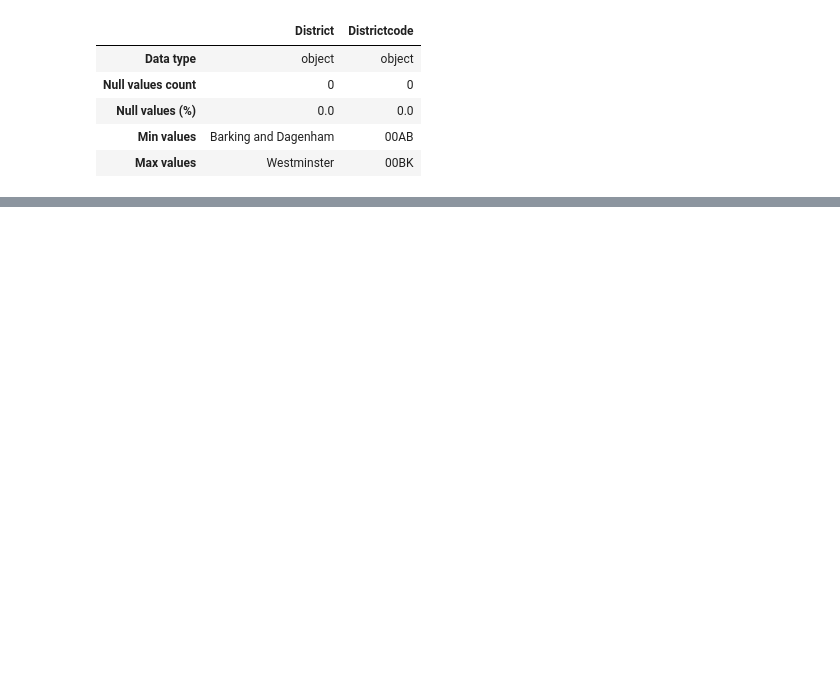
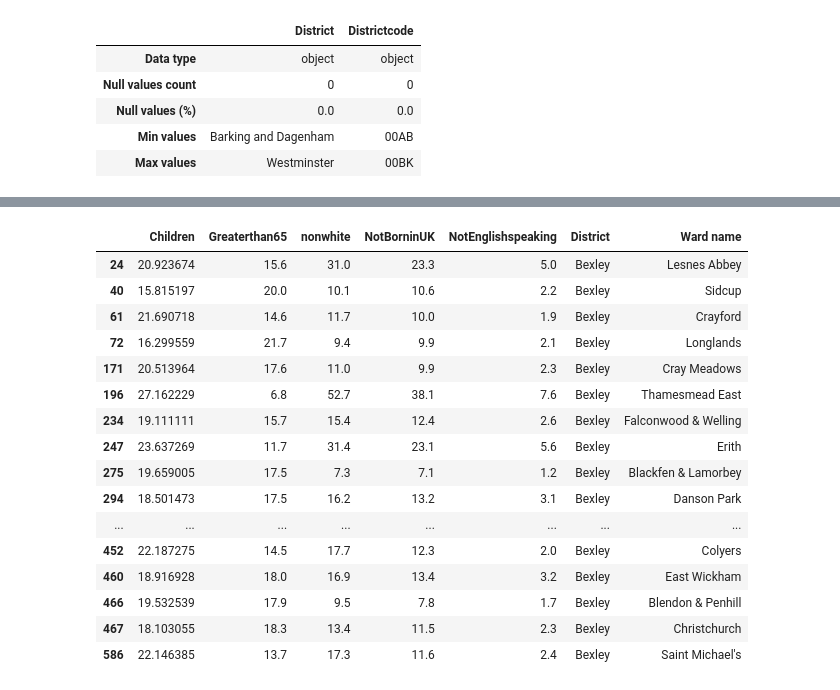
Before and after one commit to sdu100/W8, a Jupyter notebook: Data cleaning.ipynb, the cells around one changed output, grey strips where cells are left out. Drawn from its saved outputs; the diff is of its cells as text; code cells hidden in the pictures; blank space fills up the shorter version.

```diff
--- a/Data cleaning.ipynb
+++ b/Data cleaning.ipynb
@@ -33,0 +42,3 @@ info
+# %%
+df_demographics = pd.read_csv("London ward data demographics(1).csv", sep='\t')
+df_demographics
@@ -33,0 +274,12 @@ info
+# %%
+temp = df_demographics["Wardname"].str.split(" - ", n = 1, expand = True)
+
+df_demographics["District"]= temp[0]
+
+# making separate last name column from new data frame
+df_demographics["Ward name"]= temp[1]
+
+# Dropping old Name columns
+df_demographics.drop(columns =["Wardname"], inplace = True)
+
+df_demographics
@@ -33,0 +325,20 @@ info
+# %%
+df_demographics[df_demographics['District'] == "Bexley"]
+# %% [output]
+|  | Children | Greaterthan65 | nonwhite | NotBorninUK | NotEnglishspeaking | District | Ward name |
+| 24 | 20.923674 | 15.6 | 31.0 | 23.3 | 5.0 | Bexley | Lesnes Abbey |
+| 40 | 15.815197 | 20.0 | 10.1 | 10.6 | 2.2 | Bexley | Sidcup |
+| 61 | 21.690718 | 14.6 | 11.7 | 10.0 | 1.9 | Bexley | Crayford |
+| 72 | 16.299559 | 21.7 | 9.4 | 9.9 | 2.1 | Bexley | Longlands |
+| 171 | 20.513964 | 17.6 | 11.0 | 9.9 | 2.3 | Bexley | Cray Meadows |
+| 196 | 27.162229 | 6.8 | 52.7 | 38.1 | 7.6 | Bexley | Thamesmead East |
+| 234 | 19.111111 | 15.7 | 15.4 | 12.4 | 2.6 | Bexley | Falconwood & Welling |
+| 247 | 23.637269 | 11.7 | 31.4 | 23.1 | 5.6 | Bexley | Erith |
+| 275 | 19.659005 | 17.5 | 7.3 | 7.1 | 1.2 | Bexley | Blackfen & Lamorbey |
+| 294 | 18.501473 | 17.5 | 16.2 | 13.2 | 3.1 | Bexley | Danson Park |
+| ... | ... | ... | ... | ... | ... | ... | ... |
+| 452 | 22.187275 | 14.5 | 17.7 | 12.3 | 2.0 | Bexley | Colyers |
+| 460 | 18.916928 | 18.0 | 16.9 | 13.4 | 3.2 | Bexley | East Wickham |
+| 466 | 19.532539 | 17.9 | 9.5 | 7.8 | 1.7 | Bexley | Blendon & Penhill |
+| 467 | 18.103055 | 18.3 | 13.4 | 11.5 | 2.3 | Bexley | Christchurch |
+| 586 | 22.146385 | 13.7 | 17.3 | 11.6 | 2.4 | Bexley | Saint Michael's |
```
Also changed, not shown: parts of 26 cells of this notebook.
